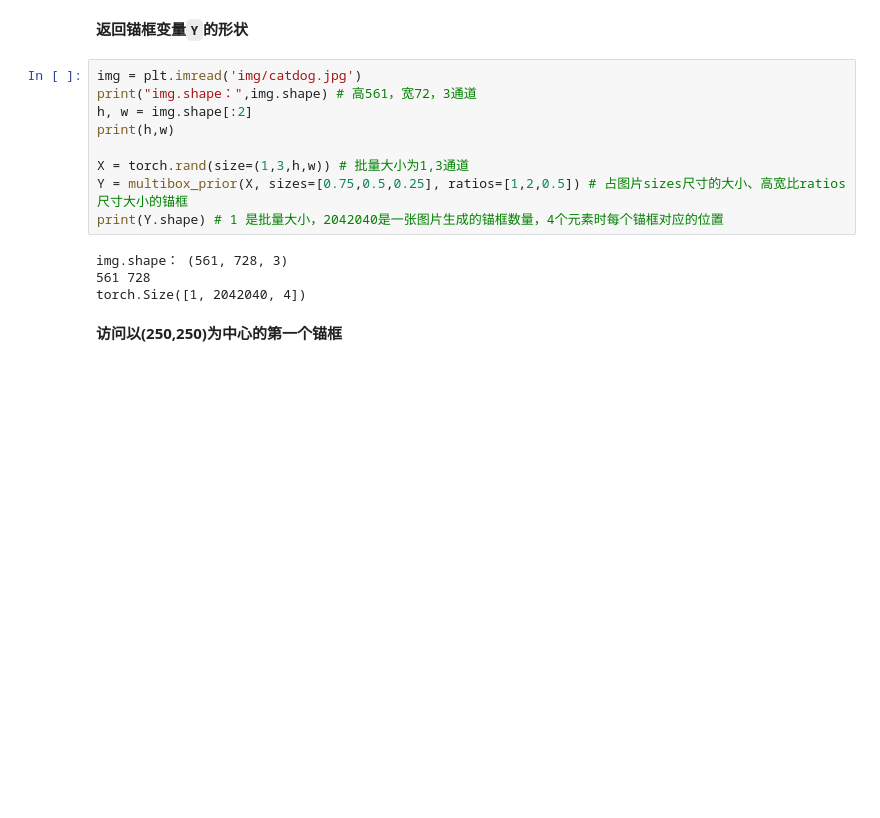
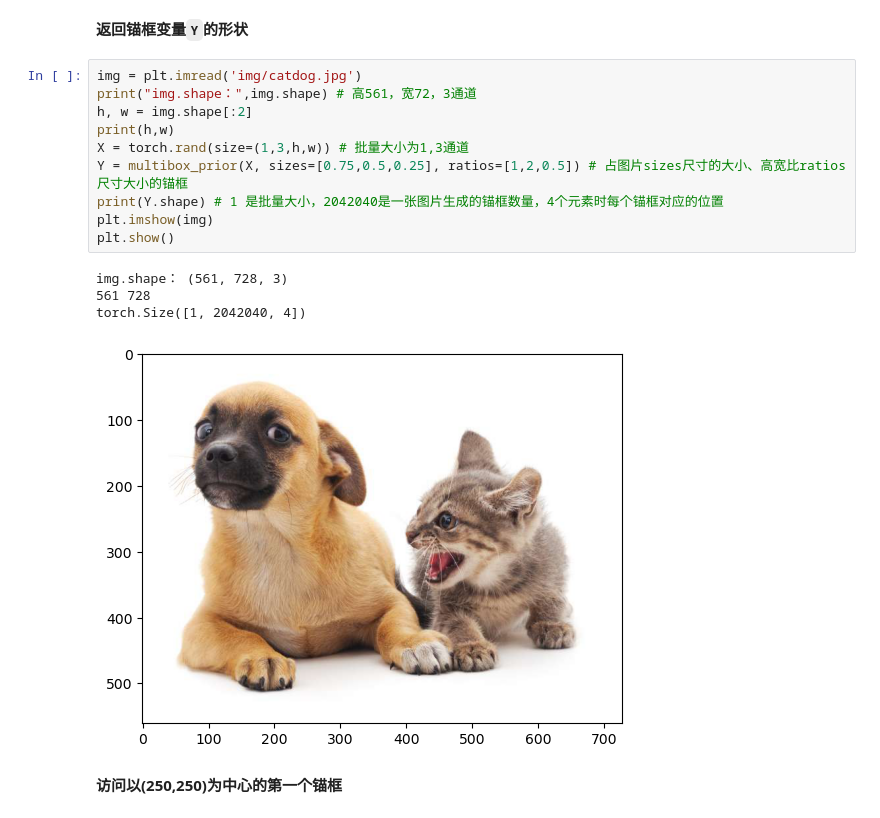
Before and after one commit to RaDsZ2z/algorithm, a Jupyter notebook: Machine-Learning/动手学深度学习_李沐/42.2.锚框.ipynb, the cells around one changed output. Drawn from its saved outputs; the diff is of its cells as text; blank space fills up the shorter version.

```diff
--- a/Machine-Learning/动手学深度学习_李沐/42.2.锚框.ipynb
+++ b/Machine-Learning/动手学深度学习_李沐/42.2.锚框.ipynb
@@ -68,16 +68,18 @@ def multibox_prior(data,sizes,ratios):
 # %%
 img = plt.imread('img/catdog.jpg')
 print("img.shape：",img.shape) # 高561，宽72，3通道
 h, w = img.shape[:2]
 print(h,w)
-
 X = torch.rand(size=(1,3,h,w)) # 批量大小为1,3通道
 Y = multibox_prior(X, sizes=[0.75,0.5,0.25], ratios=[1,2,0.5]) # 占图片sizes尺寸的大小、高宽比ratios尺寸大小的锚框
 print(Y.shape) # 1 是批量大小，2042040是一张图片生成的锚框数量，4个元素时每个锚框对应的位置
+plt.imshow(img)
+plt.show()
 # %% [output]
 img.shape： (561, 728, 3)
 561 728
 torch.Size([1, 2042040, 4])
+[figure, added]
 # %% [markdown]
 **访问以(250,250)为中心的第一个锚框**
 # %%
```
Also changed, not shown: 5 other files.
